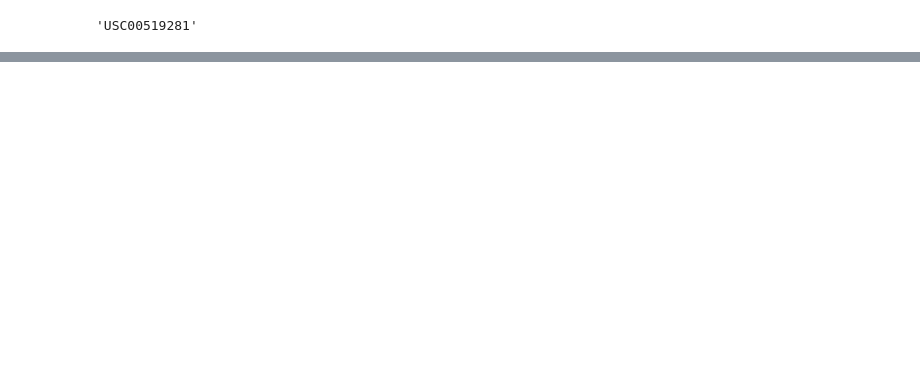
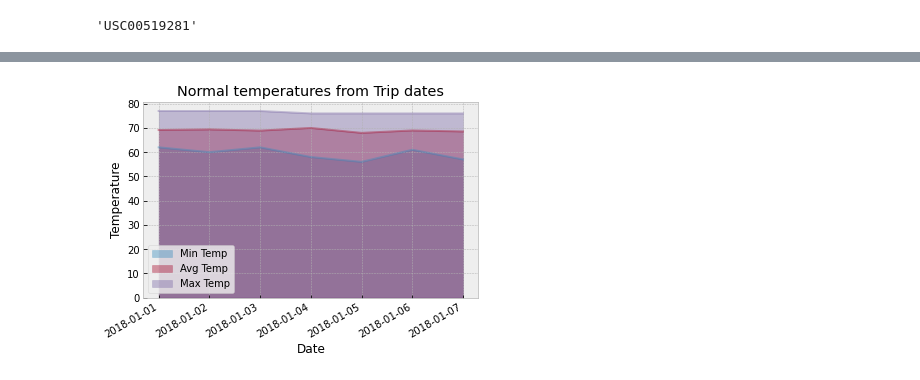
Before and after one commit to cckuqui/surfing-hawaii, a Jupyter notebook: climate.ipynb, the cells around one changed output, grey strips where cells are left out. Saved outputs shown, nothing was run; the diff lists cells and outputs as text; code cells hidden in the pictures; blank space fills up the shorter version.

```diff
--- a/climate.ipynb
+++ b/climate.ipynb
@@ -265,2 +260,6 @@ daily_normals("01-01")
 # %%
 # Load the previous query results into a Pandas DataFrame and add the `trip_dates` range as the `date` index
+normals_df = pd.DataFrame(normals, columns=['Min Temp', 'Avg Temp', 'Max Temp'])
+normals_df['date'] = trip_dates
+normals_df.set_index(['date'],inplace=True)
+normals_df
@@ -267,2 +276,9 @@ daily_normals("01-01")
 # %%
 # Plot the daily normals as an area plot with `stacked=False`
+normals_df.plot(kind='area', stacked=False, x_compat=True, alpha=.4)
+plt.title('Normal temperatures from Trip dates')
+plt.xlabel("Date")
+plt.ylabel("Temperature")
+plt.show()
+# %% [output]
+[figure, added]
```
Also changed, not shown: parts of 19 cells of this notebook.
